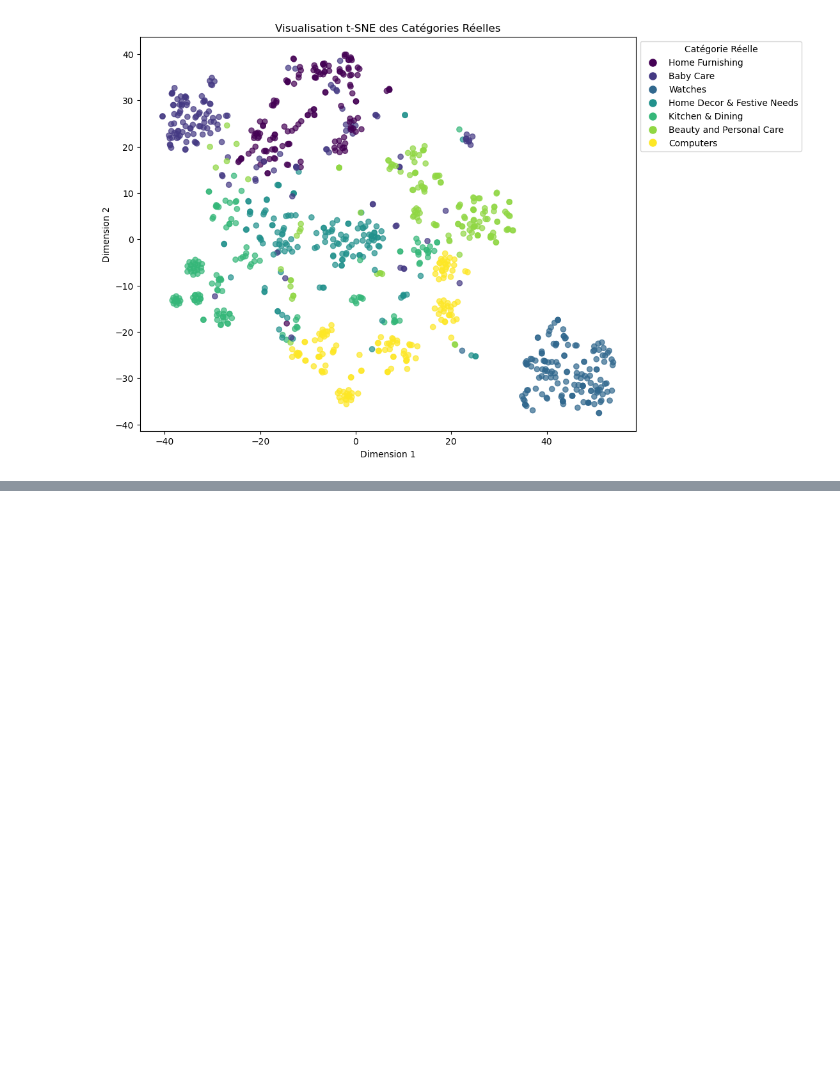
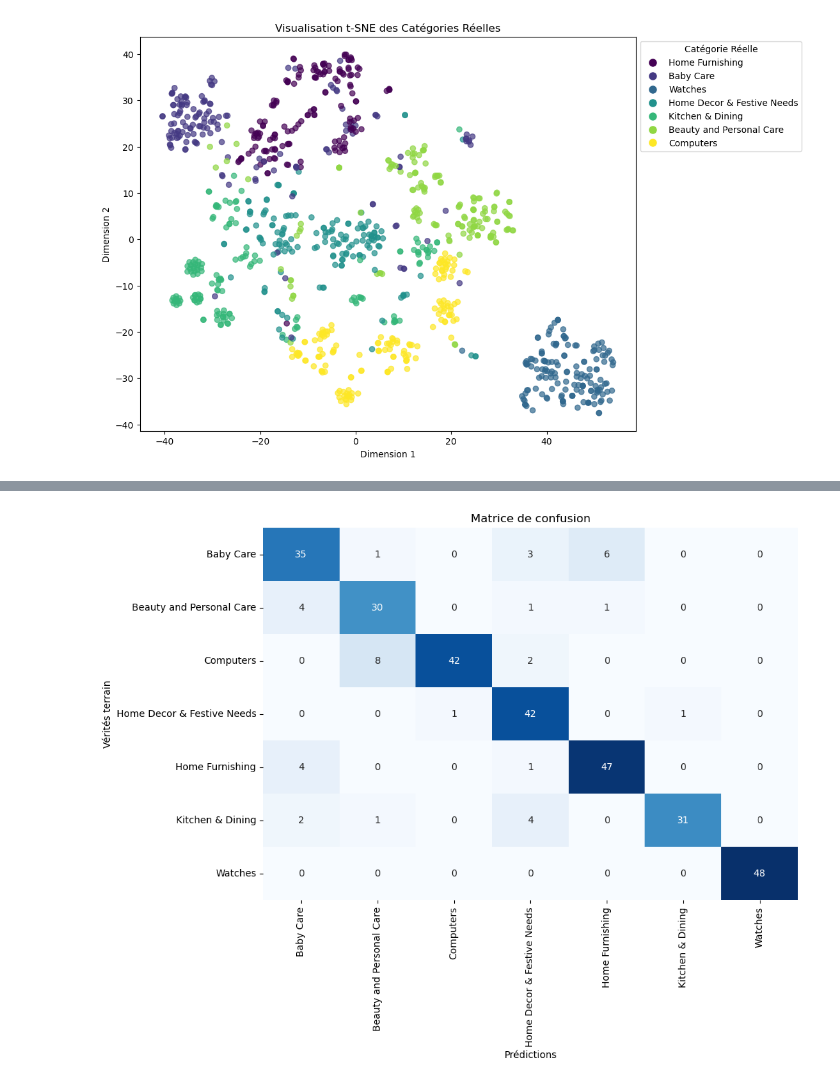
Before and after one commit to Ranack/Classification, a Jupyter notebook: notebook_pretraitement_feature_extraction_faisaibilite_texte_112024-.ipynb, the cells around one changed output, grey strips where cells are left out. Cells and saved outputs as stored; diff of their text form; code cells hidden in the pictures; blank space fills up the shorter version.

```diff
--- a/Classification texte.ipynb
+++ b/notebook_pretraitement_feature_extraction_faisaibilite_texte_112024-.ipynb
@@ -1138,0 +1058,88 @@ Meilleurs hyperparamètres : (7, 'k-means++', 4, 300, 0.0001, 'lloyd') avec un A
+# %%
+import pandas as pd
+import re
+from sklearn.feature_extraction.text import TfidfVectorizer
+from sklearn.model_selection import train_test_split, GridSearchCV
+from sklearn.ensemble import RandomForestClassifier
+from sklearn.metrics import accuracy_score, classification_report, confusion_matrix
+from sklearn.preprocessing import StandardScaler
+import numpy as np
+import seaborn as sns
+import matplotlib.pyplot as plt
+
+# Supposons que 'data' contienne les colonnes 'product_info_clean' et 'product_category_tree'
+# Extraire la première catégorie pour en faire la variable cible
+data['main_category'] = data['product_category_tree'].apply(
+    lambda x: re.findall(r'^\["(.*?)\s*>>', x)[0] if pd.notnull(x) and re.findall(r'^\["(.*?)\s*>>', x) else None
+)
+
+# Initialiser le vecteur TF-IDF
+vectorizer = TfidfVectorizer()
+tfidf_matrix = vectorizer.fit_transform(data['product_info_clean'].dropna())
+
+# Définir X et y (caractéristiques et cible)
+X = tfidf_matrix.toarray()  # Convertir la matrice en array pour compatibilité avec scikit-learn
+y = data['main_category'].loc[data['product_info_clean'].dropna().index].values
+
+# Séparation en ensemble d'entraînement et de test (80-20)
+X_train, X_test, y_train, y_test = train_test_split(X, y, test_size=0.3, random_state=42)
+
+# Standardisation des données
+scaler = StandardScaler()
+X_train_scaled = scaler.fit_transform(X_train)
+X_test_scaled = scaler.transform(X_test)
+
+# Définition de la grille des hyperparamètres pour GridSearchCV
+param_grid_rf = {
+    'n_estimators': [200],
+    'max_depth': [5, 10],
+    'min_samples_split': [2, 5, 10],
+    'min_samples_leaf': [2, 4,10]
+}
+
+# Création du modèle Random Forest
+rf = RandomForestClassifier(random_state=42)
+
+# Recherche des meilleurs hyperparamètres avec GridSearchCV
+grid_search = GridSearchCV(estimator=rf, param_grid=param_grid_rf,
+                           cv=5, n_jobs=-1, verbose=0, scoring='accuracy')
+grid_search.fit(X_train_scaled, y_train)
+
+# Meilleurs hyperparamètres trouvés
+print(f"Meilleurs hyperparamètres : {grid_search.best_params_}")
+print(f"Meilleure précision d'entraînement obtenue : {grid_search.best_score_:.2f}")
+
+# Utiliser le meilleur modèle pour prédire sur l'ensemble de test
+best_rf = grid_search.best_estimator_
+y_pred = best_rf.predict(X_test_scaled)
+
+# Calcul des performances sur l'ensemble de test
+accuracy = accuracy_score(y_test, y_pred)
+
+# Générer le rapport de classification sous forme de dictionnaire
+report_dict = classification_report(y_test, y_pred, output_dict=True)
+
+# Convertir le rapport en DataFrame pour ajout de la colonne 'accuracy'
+report_df = pd.DataFrame(report_dict).transpose()
+
+# Ajouter la colonne 'accuracy' avec la même valeur d'accuracy pour chaque catégorie
+report_df['accuracy'] = accuracy
+
+# Affichage du rapport de classification avec la colonne 'accuracy'
+print("Rapport de classification avec la colonne accuracy :\n", report_df)
+
+# Matrice de confusion
+cm = confusion_matrix(y_test, y_pred)
+
+# Créer un DataFrame pour une meilleure visualisation de la matrice de confusion
+cm_df = pd.DataFrame(cm, index=best_rf.classes_, columns=best_rf.classes_)
+
+# Affichage de la matrice de confusion
+plt.figure(figsize=(10, 7))
+sns.heatmap(cm_df, annot=True, fmt='d', cmap='Blues', cbar=False, annot_kws={"size": 10},
+            xticklabels=best_rf.classes_, yticklabels=best_rf.classes_)
+plt.title('Matrice de confusion')
+plt.xlabel('Prédictions')
+plt.ylabel('Vérités terrain')
+plt.show()
+# %% [output]
@@ -1138,0 +1163 @@ Meilleurs hyperparamètres : (7, 'k-means++', 4, 300, 0.0001, 'lloyd') avec un A
+[figure, added]
```
Also changed, not shown: parts of 15 cells of this notebook, 3 other files.
